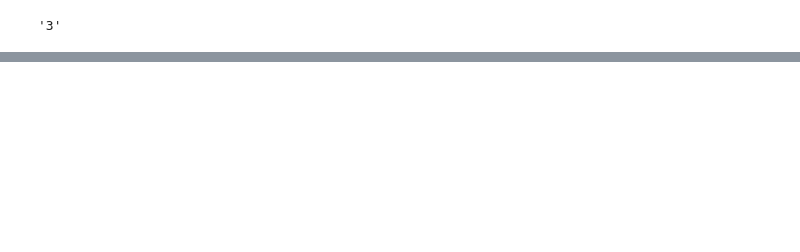
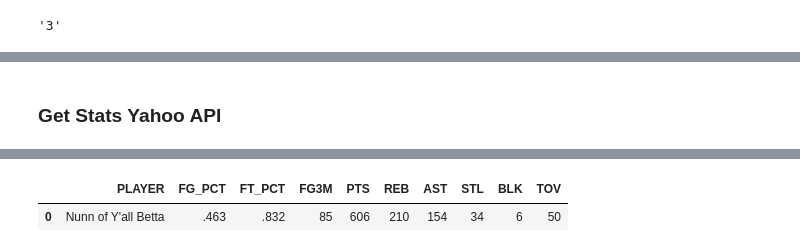
Before and after one commit to JaumeClave/waiver_wire_machine, a Jupyter notebook: notebooks/04_matchup_evaluator.ipynb, the cells around one changed output, grey strips where cells are left out. Saved outputs shown, nothing was run; the diff lists cells and outputs as text; code cells hidden in the pictures; blank space fills up the shorter version.

```diff
--- a/notebooks/04_matchup_evaluator.ipynb
+++ b/notebooks/04_matchup_evaluator.ipynb
@@ -1487,5 +1482,0 @@ current_matchup_stats[5]
-# %%
-current_9cat_stats_list = list()
-for index in range(len(current_matchup_stats)):
-    if index != 0 and index != 2:
-        current_9cat_stats_list.append(current_matchup_stats[index]["stat"]["value"])
@@ -1504,0 +1549,26 @@ live_matchup_9cat_stats
+# %%
+def get_matchup_teams_9cat_stat_dataframes(week, team_dict):
+    """
+
+    @param week:
+    @type week:
+    @param team_dict:
+    @type team_dict:
+    @return:
+    @rtype:
+    """
+    sc = af.yahoo_fantasy_api_authentication()
+    league = af.yahoo_fantasy_league(sc)
+    matchups = league.matchups(week=week)
+    matchup_number = get_teams_matchup_number(team_dict, matchups)
+    first_team_name = get_team_name_from_matchup(matchups_w8, matchup_number, "0")
+    second_team_name = get_team_name_from_matchup(matchups_w8, matchup_number, "1")
+    first_team_stats_dictionary = get_live_matchup_stats_dictionary(matchups_w8, matchup_number,
+                                                                    "0")
+    second_team_stats_dictionary = get_live_matchup_stats_dictionary(matchups_w8, matchup_number,
+                                                                     "1")
+    first_team_stats_dataframe = get_dataframe_from_live_matchup_stats(first_team_stats_dictionary,
+                                                              first_team_name)
+    second_team_stats_dataframe = get_dataframe_from_live_matchup_stats(second_team_stats_dictionary,
+                                                              second_team_name)
+    return first_team_stats_dataframe, second_team_stats_dataframe
@@ -1504,0 +1681,2 @@ live_matchup_9cat_stats
+# %% [markdown]
+### Get Stats Yahoo API
@@ -1504,0 +1685,4 @@ live_matchup_9cat_stats
+# %%
+team1, team2 = get_matchup_teams_9cat_stat_dataframes(8, af.NUNN_OF_YALL_BETTA)
+team2
+# %% [output]
@@ -1504,0 +1692,2 @@ live_matchup_9cat_stats
+|  | PLAYER | FG_PCT | FT_PCT | FG3M | PTS | REB | AST | STL | BLK | TOV |
+| 0 | Nunn of Y'all Betta | .463 | .832 | 85 | 606 | 210 | 154 | 34 | 6 | 50 |
```
Also changed, not shown: parts of 35 cells of this notebook, 2 other files.
